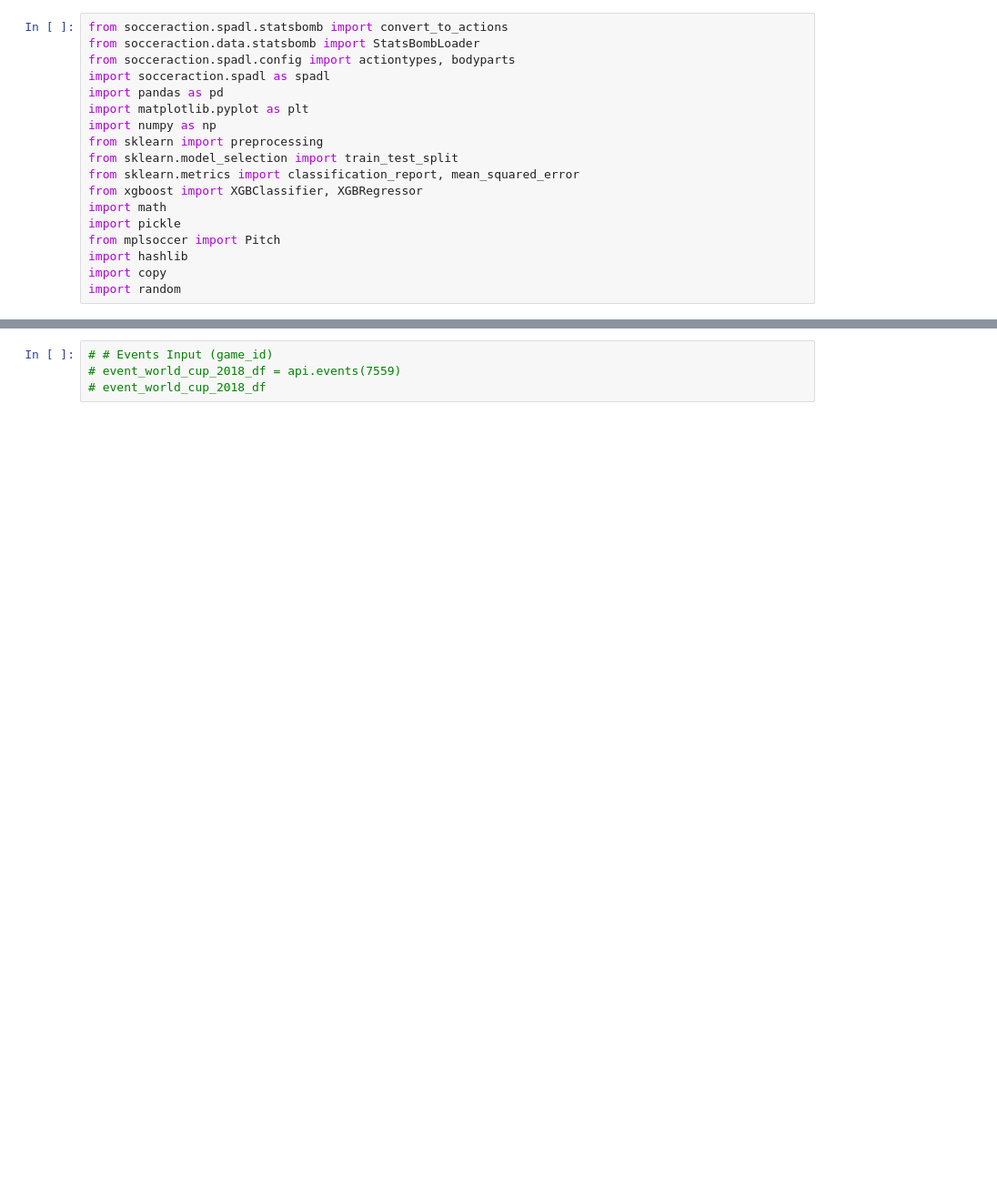
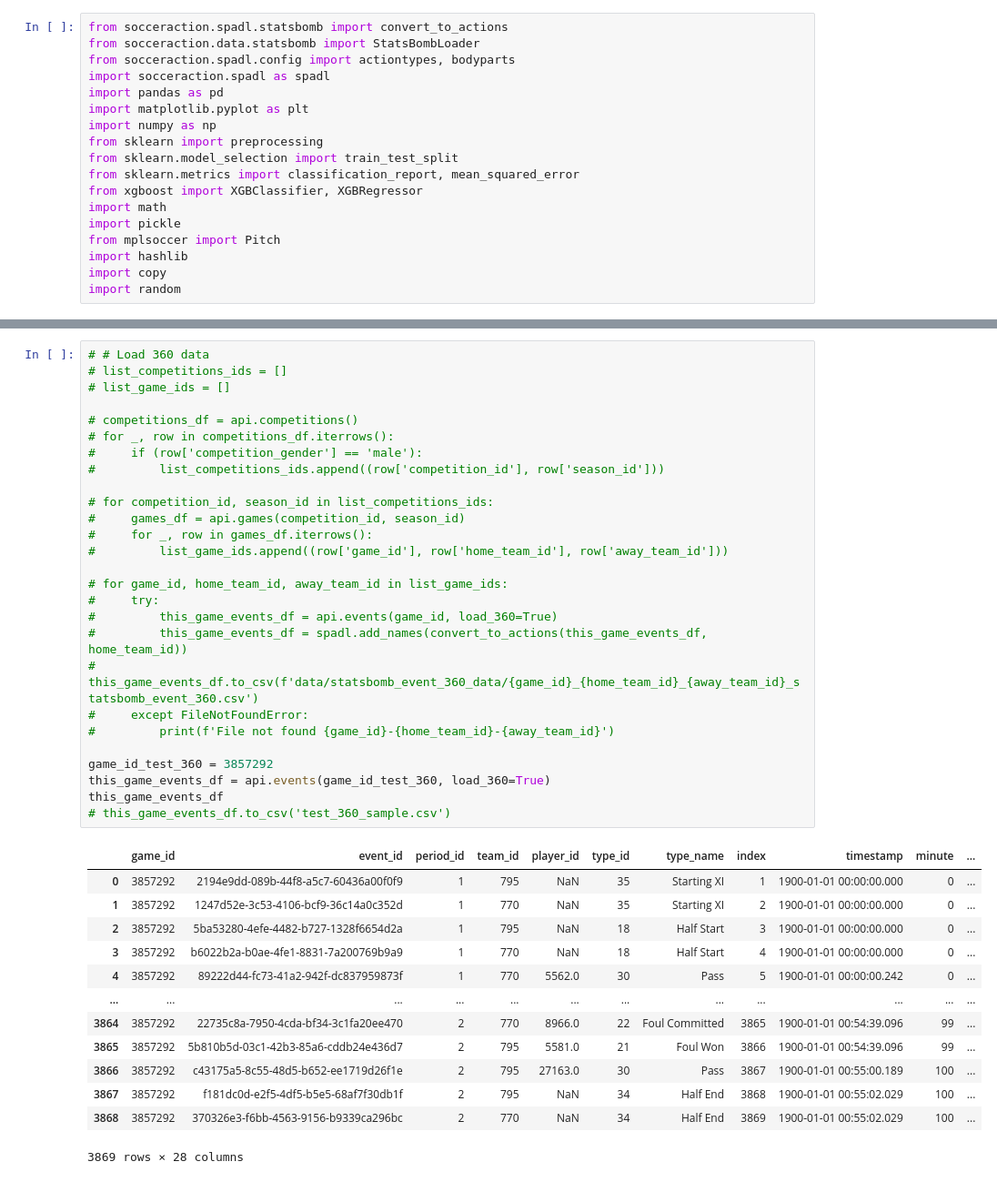
Before and after one commit to Steve23522016/vaep-base-code, a Jupyter notebook: notebooks/tutorial6_trial_socceraction_statsbomb.ipynb, the cells around one changed output, grey strips where cells are left out. Shown at 91% size. Cells and saved outputs as stored; diff of their text form; blank space fills up the shorter version.

```diff
--- a/notebooks/tutorial6_trial_socceraction_statsbomb.ipynb
+++ b/notebooks/tutorial6_trial_socceraction_statsbomb.ipynb
@@ -37,4 +75,41 @@ api = StatsBombLoader(root="data/statsbomb")
-# %%
-# # Events Input (game_id)
-# event_world_cup_2018_df = api.events(7559)
-# event_world_cup_2018_df
+# %%
+# # Load 360 data
+# list_competitions_ids = []
+# list_game_ids = []
+
+# competitions_df = api.competitions()
+# for _, row in competitions_df.iterrows():
+#     if (row['competition_gender'] == 'male'):
+#         list_competitions_ids.append((row['competition_id'], row['season_id']))
+
+# for competition_id, season_id in list_competitions_ids:
+#     games_df = api.games(competition_id, season_id)
+#     for _, row in games_df.iterrows():
+#         list_game_ids.append((row['game_id'], row['home_team_id'], row['away_team_id']))
+
+# for game_id, home_team_id, away_team_id in list_game_ids:
+#     try:
+#         this_game_events_df = api.events(game_id, load_360=True)
+#         this_game_events_df = spadl.add_names(convert_to_actions(this_game_events_df, home_team_id))
+#         this_game_events_df.to_csv(f'data/statsbomb_event_360_data/{game_id}_{home_team_id}_{away_team_id}_statsbomb_event_360.csv')
+#     except FileNotFoundError:
+#         print(f'File not found {game_id}-{home_team_id}-{away_team_id}')
+
+game_id_test_360 = 3857292
+this_game_events_df = api.events(game_id_test_360, load_360=True)
+this_game_events_df
+# this_game_events_df.to_csv('test_360_sample.csv')
+# %% [output]
+|  | game_id | event_id | period_id | team_id | player_id | type_id | type_name | index | timestamp | minute | ... |
+| 0 | 3857292 | 2194e9dd-089b-44f8-a5c7-60436a00f0f9 | 1 | 795 | NaN | 35 | Starting XI | 1 | 1900-01-01 00:00:00.000 | 0 | ... |
+| 1 | 3857292 | 1247d52e-3c53-4106-bcf9-36c14a0c352d | 1 | 770 | NaN | 35 | Starting XI | 2 | 1900-01-01 00:00:00.000 | 0 | ... |
+| 2 | 3857292 | 5ba53280-4efe-4482-b727-1328f6654d2a | 1 | 795 | NaN | 18 | Half Start | 3 | 1900-01-01 00:00:00.000 | 0 | ... |
+| 3 | 3857292 | b6022b2a-b0ae-4fe1-8831-7a200769b9a9 | 1 | 770 | NaN | 18 | Half Start | 4 | 1900-01-01 00:00:00.000 | 0 | ... |
+| 4 | 3857292 | 89222d44-fc73-41a2-942f-dc837959873f | 1 | 770 | 5562.0 | 30 | Pass | 5 | 1900-01-01 00:00:00.242 | 0 | ... |
+| ... | ... | ... | ... | ... | ... | ... | ... | ... | ... | ... | ... |
+| 3864 | 3857292 | 22735c8a-7950-4cda-bf34-3c1fa20ee470 | 2 | 770 | 8966.0 | 22 | Foul Committed | 3865 | 1900-01-01 00:54:39.096 | 99 | ... |
+| 3865 | 3857292 | 5b810b5d-03c1-42b3-85a6-cddb24e436d7 | 2 | 795 | 5581.0 | 21 | Foul Won | 3866 | 1900-01-01 00:54:39.096 | 99 | ... |
+| 3866 | 3857292 | c43175a5-8c55-48d5-b652-ee1719d26f1e | 2 | 795 | 27163.0 | 30 | Pass | 3867 | 1900-01-01 00:55:00.189 | 100 | ... |
+| 3867 | 3857292 | f181dc0d-e2f5-4df5-b5e5-68af7f30db1f | 2 | 795 | NaN | 34 | Half End | 3868 | 1900-01-01 00:55:02.029 | 100 | ... |
+| 3868 | 3857292 | 370326e3-f6bb-4563-9156-b9339ca296bc | 2 | 770 | NaN | 34 | Half End | 3869 | 1900-01-01 00:55:02.029 | 100 | ... |
+3869 rows × 28 columns
```
Also changed, not shown: parts of 5 cells of this notebook, 2 other files.
